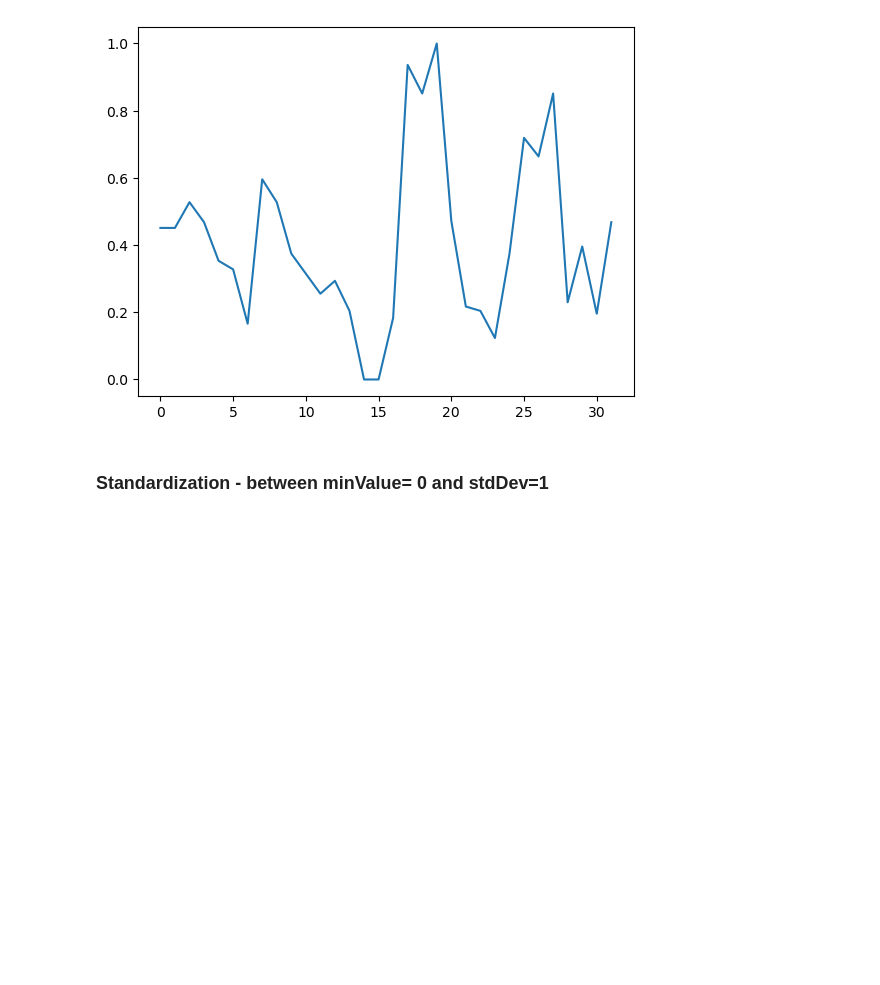
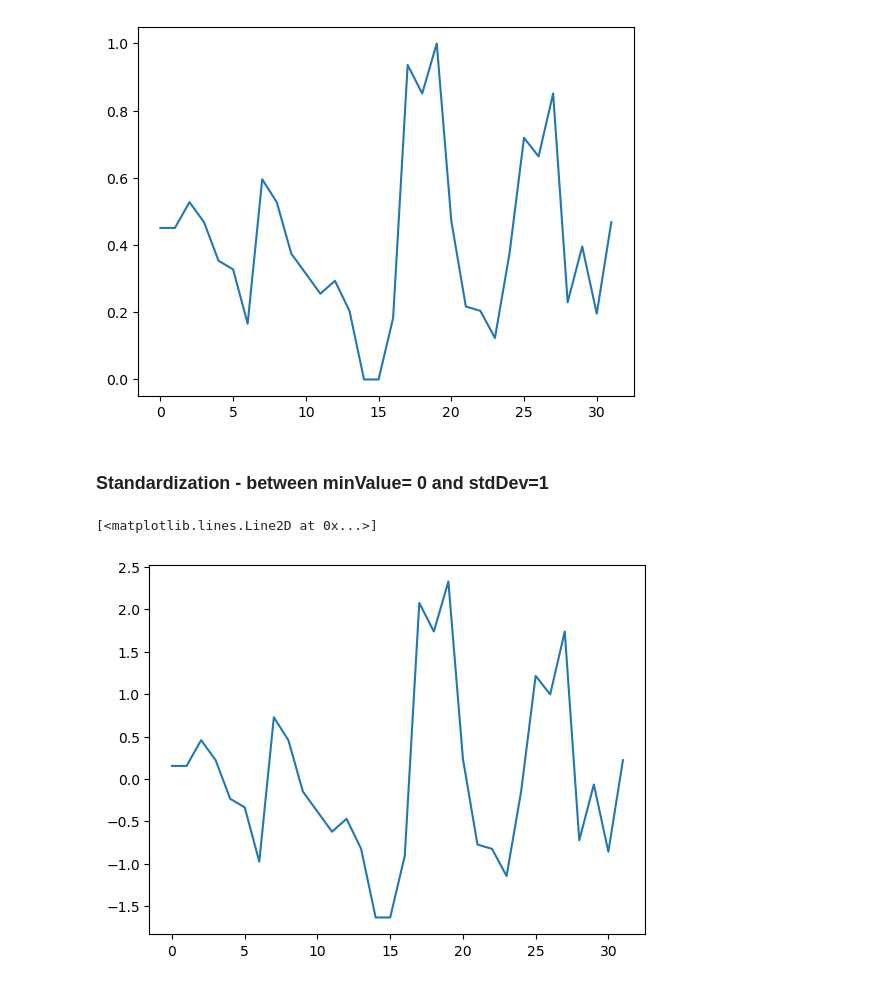
Before and after one commit to MaryWagura/python_for_deep_learning, a Jupyter notebook: notebooks/06_02b.ipynb, the cells around one changed output. Cells and saved outputs as stored; diff of their text form; code cells hidden in the pictures; blank space fills up the shorter version.

Commit message:
standardization of mpg column

```diff
--- a/notebooks/06_02b.ipynb
+++ b/notebooks/06_02b.ipynb
@@ -38,3 +38,9 @@ plt.plot(scaled_data)
 [figure]
 # %% [markdown]
 ### Standardization - between  minValue= 0 and stdDev=1
+# %%
+standard_scalar= scale(dataset[['mpg']])
+plt.plot(standard_scalar)
+# %% [output]
+[<matplotlib.lines.Line2D at 0x...>]
+[figure, added]
```
